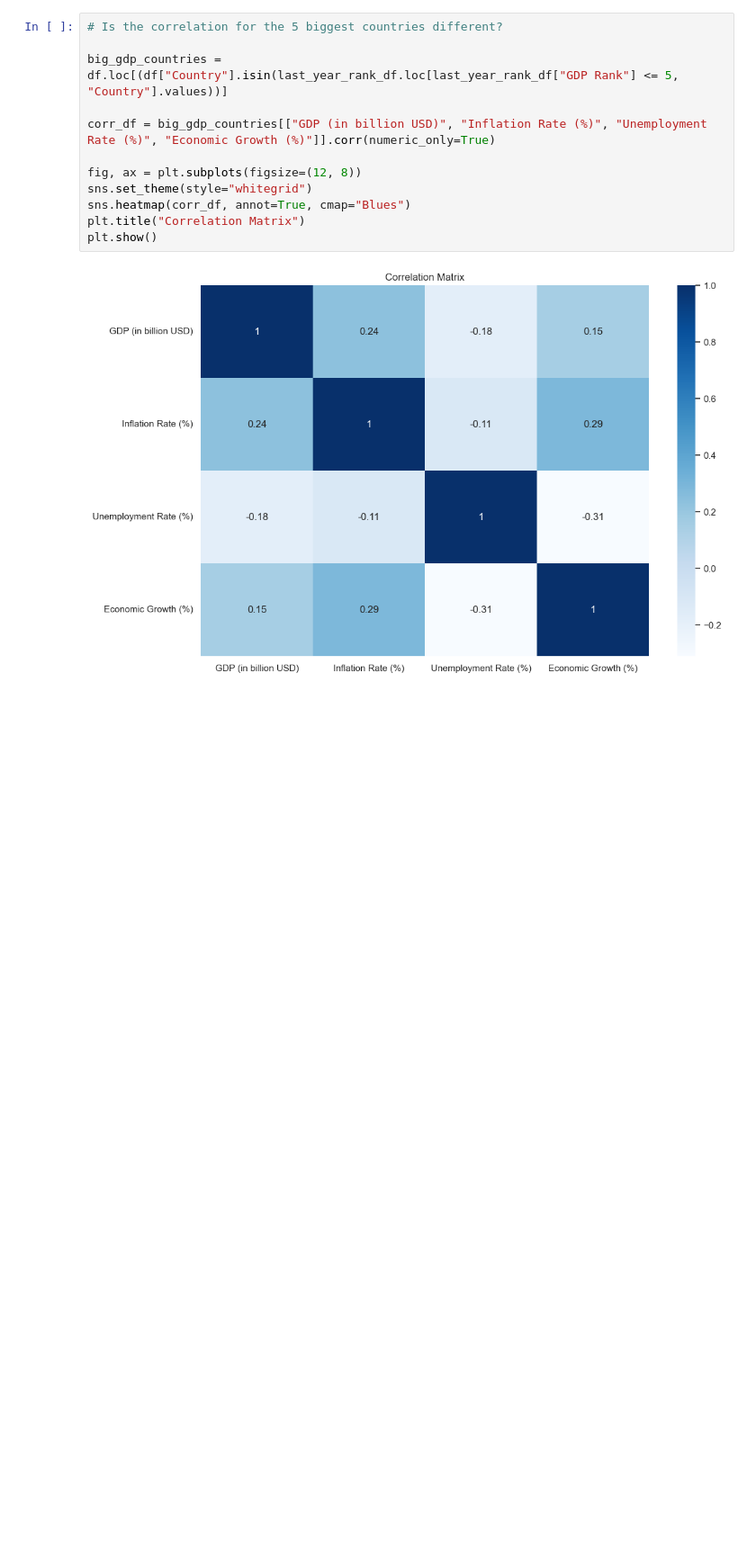
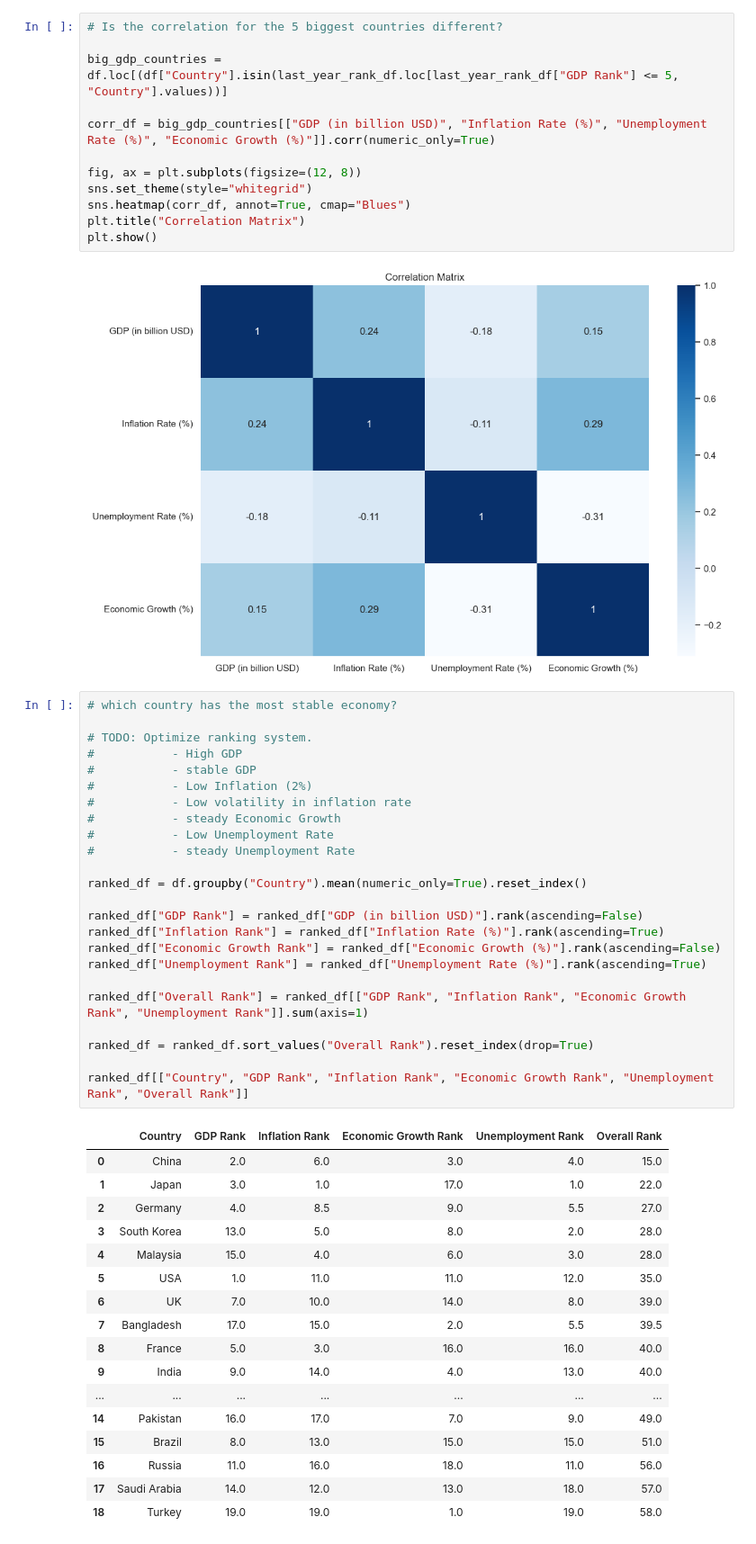
Before and after one commit to eric-kaufmann/economic-values, a Jupyter notebook: analysis.ipynb, the cells around one changed output. Shown at 90% size. Drawn from its saved outputs; the diff is of its cells as text; blank space fills up the shorter version.

```diff
--- a/analysis.ipynb
+++ b/analysis.ipynb
@@ -452,3 +446,45 @@ plt.title("Correlation Matrix")
 plt.show()
 # %% [output]
 [figure]
+# %%
+# which country has the most stable economy?
+
+# TODO: Optimize ranking system.
+#           - High GDP
+#           - stable GDP
+#           - Low Inflation (2%)
+#           - Low volatility in inflation rate
+#           - steady Economic Growth
+#           - Low Unemployment Rate
+#           - steady Unemployment Rate
+
+ranked_df = df.groupby("Country").mean(numeric_only=True).reset_index()
+
+ranked_df["GDP Rank"] = ranked_df["GDP (in billion USD)"].rank(ascending=False)
+ranked_df["Inflation Rank"] = ranked_df["Inflation Rate (%)"].rank(ascending=True)
+ranked_df["Economic Growth Rank"] = ranked_df["Economic Growth (%)"].rank(ascending=False)
+ranked_df["Unemployment Rank"] = ranked_df["Unemployment Rate (%)"].rank(ascending=True)
+
+ranked_df["Overall Rank"] = ranked_df[["GDP Rank", "Inflation Rank", "Economic Growth Rank", "Unemployment Rank"]].sum(axis=1)
+
+ranked_df = ranked_df.sort_values("Overall Rank").reset_index(drop=True)
+
+ranked_df[["Country", "GDP Rank", "Inflation Rank", "Economic Growth Rank", "Unemployment Rank", "Overall Rank"]]
+# %% [output]
+|  | Country | GDP Rank | Inflation Rank | Economic Growth Rank | Unemployment Rank | Overall Rank |
+| 0 | China | 2.0 | 6.0 | 3.0 | 4.0 | 15.0 |
+| 1 | Japan | 3.0 | 1.0 | 17.0 | 1.0 | 22.0 |
+| 2 | Germany | 4.0 | 8.5 | 9.0 | 5.5 | 27.0 |
+| 3 | South Korea | 13.0 | 5.0 | 8.0 | 2.0 | 28.0 |
+| 4 | Malaysia | 15.0 | 4.0 | 6.0 | 3.0 | 28.0 |
+| 5 | USA | 1.0 | 11.0 | 11.0 | 12.0 | 35.0 |
+| 6 | UK | 7.0 | 10.0 | 14.0 | 8.0 | 39.0 |
+| 7 | Bangladesh | 17.0 | 15.0 | 2.0 | 5.5 | 39.5 |
+| 8 | France | 5.0 | 3.0 | 16.0 | 16.0 | 40.0 |
+| 9 | India | 9.0 | 14.0 | 4.0 | 13.0 | 40.0 |
+| ... | ... | ... | ... | ... | ... | ... |
+| 14 | Pakistan | 16.0 | 17.0 | 7.0 | 9.0 | 49.0 |
+| 15 | Brazil | 8.0 | 13.0 | 15.0 | 15.0 | 51.0 |
+| 16 | Russia | 11.0 | 16.0 | 18.0 | 11.0 | 56.0 |
+| 17 | Saudi Arabia | 14.0 | 12.0 | 13.0 | 18.0 | 57.0 |
+| 18 | Turkey | 19.0 | 19.0 | 1.0 | 19.0 | 58.0 |
```
Also changed, not shown: parts of 2 cells of this notebook.
